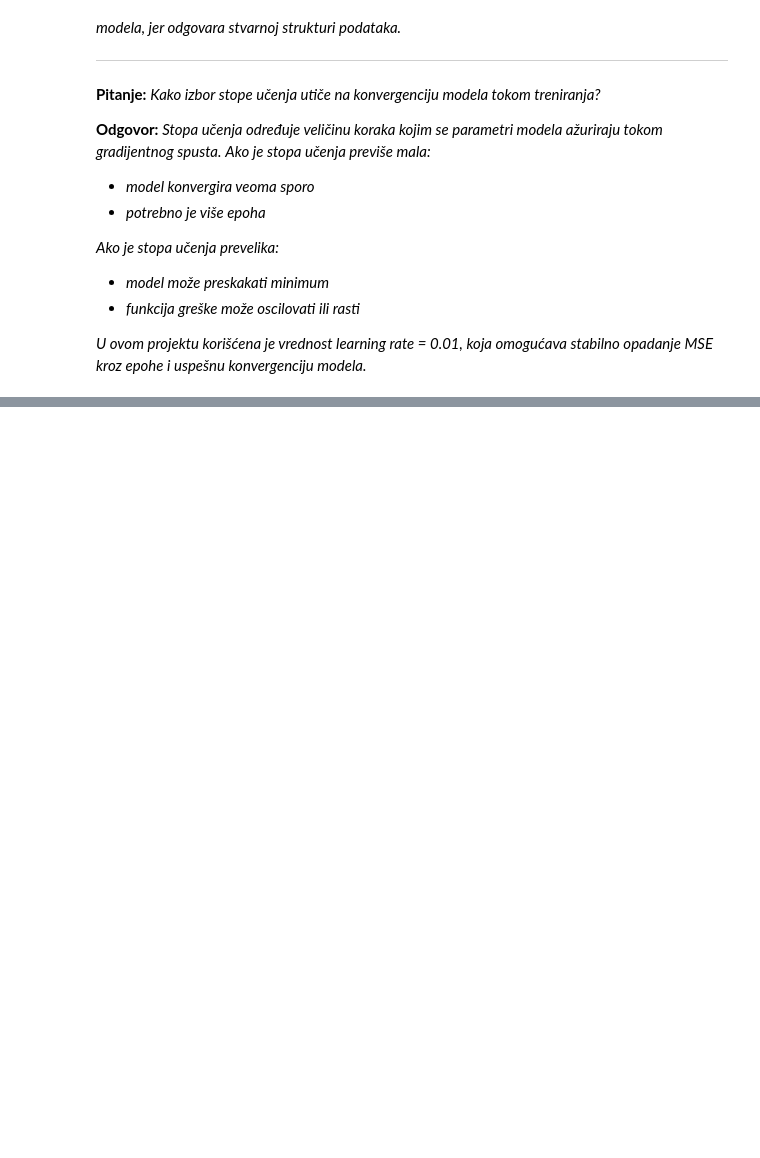
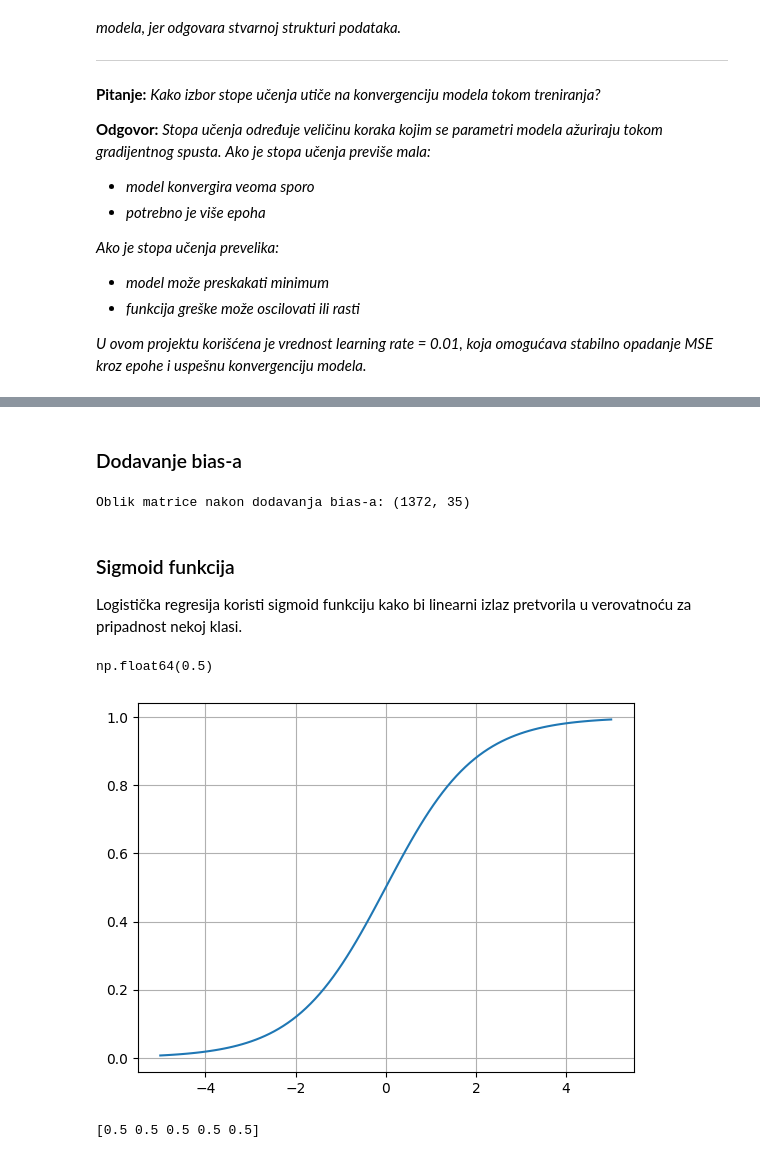
Before and after one commit to zeljkovicm/mlalg, a Jupyter notebook: ml_zavrsni_projekat.ipynb, the cells around one changed output, grey strips where cells are left out. Saved outputs shown, nothing was run; the diff lists cells and outputs as text; code cells hidden in the pictures; blank space fills up the shorter version.

Commit message:
Both linear, polynomial and logistic regression are done.

```diff
--- a/ml_zavrsni_projekat.ipynb
+++ b/ml_zavrsni_projekat.ipynb
@@ -447,0 +704,24 @@ U ovom primeru polinomijalna transformacija drugog stepena daje bolji rezultat o
+# %% [markdown]
+### Dodavanje bias-a
+# %%
+features_cls_final = add_bias(features_cls_poly)
+print(f"Oblik matrice nakon dodavanja bias-a: {features_cls_final.shape}")
+# %% [output]
+Oblik matrice nakon dodavanja bias-a: (1372, 35)
+# %% [markdown]
+### Sigmoid funkcija
+
+Logistička regresija koristi sigmoid funkciju kako bi linearni izlaz pretvorila u verovatnoću za pripadnost nekoj klasi.
+# %%
+def sigmoid(z):
+  return 1/(1 + np.exp(-z))
+# %%
+# Test da Sigmoid radi kako treba
+sigmoid(0)
+# %% [output]
+np.float64(0.5)
+# %%
+plt.plot(np.linspace(-5, 5, 100), sigmoid(np.linspace(-5, 5, 100)))
+plt.grid(True)
+# %% [output]
+[figure, added]
@@ -447,0 +730,6 @@ U ovom primeru polinomijalna transformacija drugog stepena daje bolji rezultat o
+# %%
+# Pošto su sve thete 0, model ništa nije naučio, u suštini svi izlazi će biti 0.5
+test = sigmoid(predict_linear(features_cls_final, theta_cls))
+print(test[:5])
+# %% [output]
+[0.5 0.5 0.5 0.5 0.5]
```
Also changed, not shown: parts of 57 cells of this notebook.
